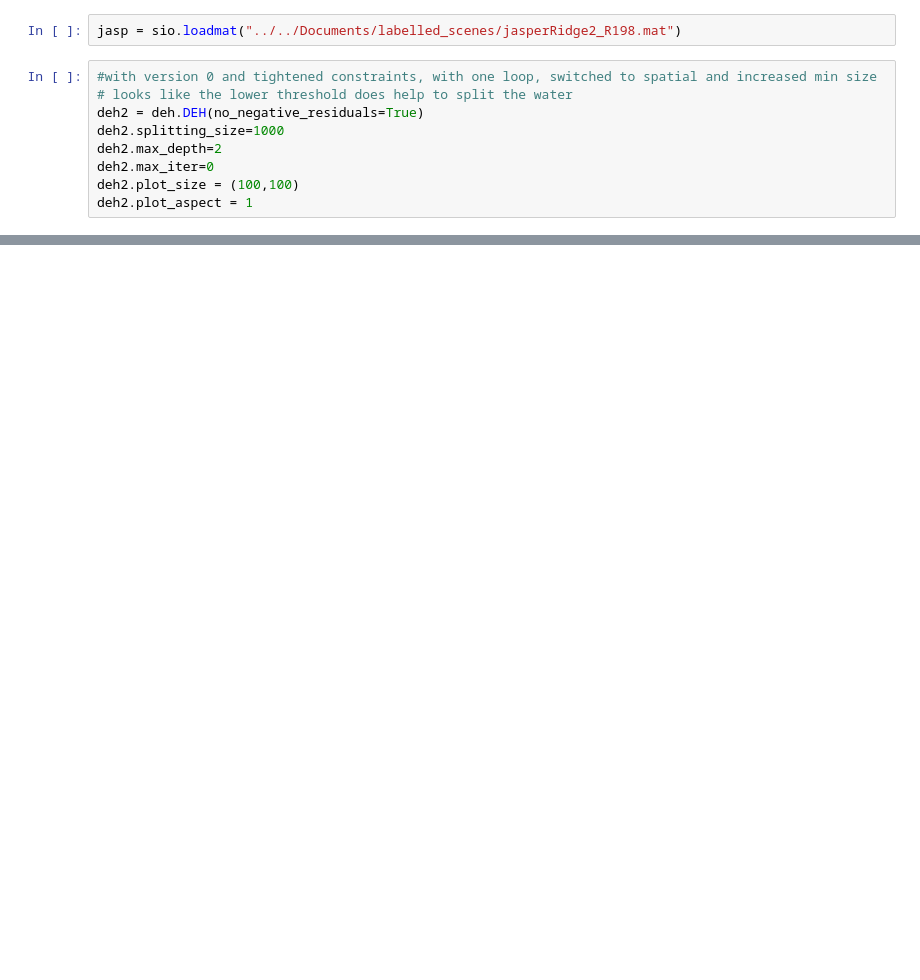
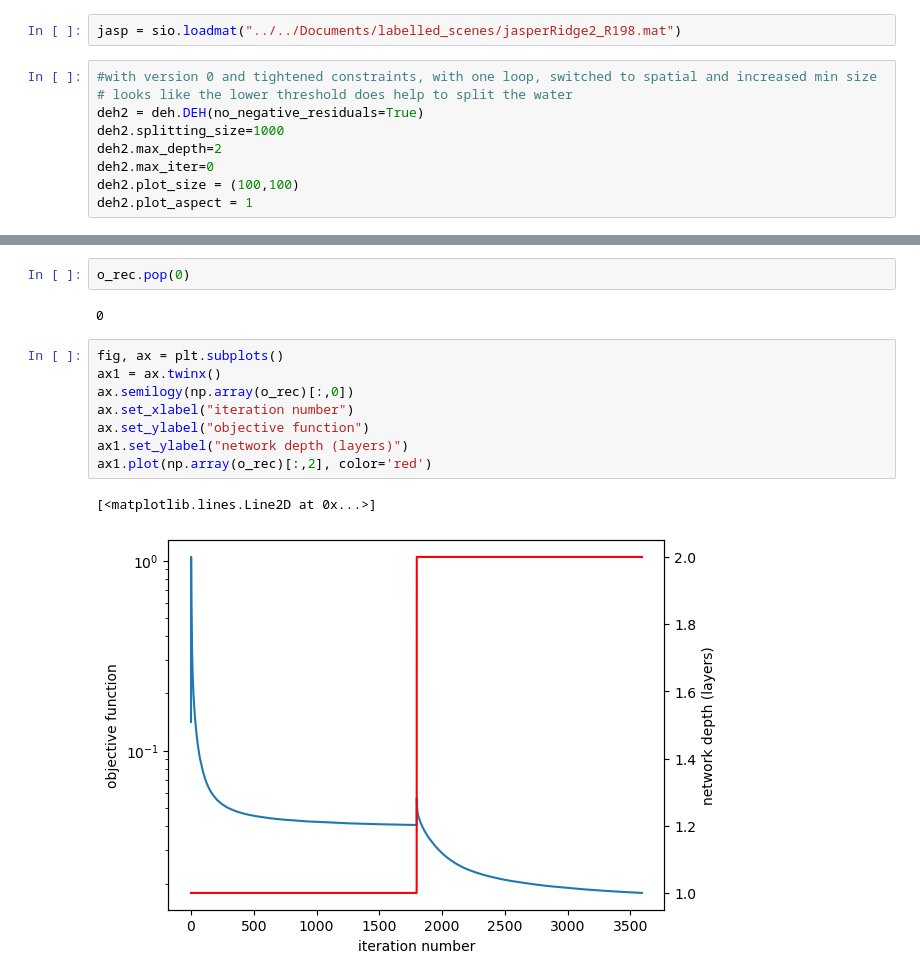
Before and after one commit to ELO-Hyp/hUH, a Jupyter notebook: Example.ipynb, the cells around one changed output, grey strips where cells are left out. Saved outputs shown, nothing was run; the diff lists cells and outputs as text; blank space fills up the shorter version.

```diff
--- a/Example.ipynb
+++ b/Example.ipynb
@@ -104,0 +68,15 @@ original: 768491.4472695395
+# %%
+o_rec.pop(0)
+# %% [output]
+0
+# %%
+fig, ax = plt.subplots()
+ax1 = ax.twinx()
+ax.semilogy(np.array(o_rec)[:,0])
+ax.set_xlabel("iteration number")
+ax.set_ylabel("objective function")
+ax1.set_ylabel("network depth (layers)")
+ax1.plot(np.array(o_rec)[:,2], color='red')
+# %% [output]
+[<matplotlib.lines.Line2D at 0x...>]
+[figure, added]
```
Also changed, not shown: parts of 24 cells of this notebook, 1 other file.
